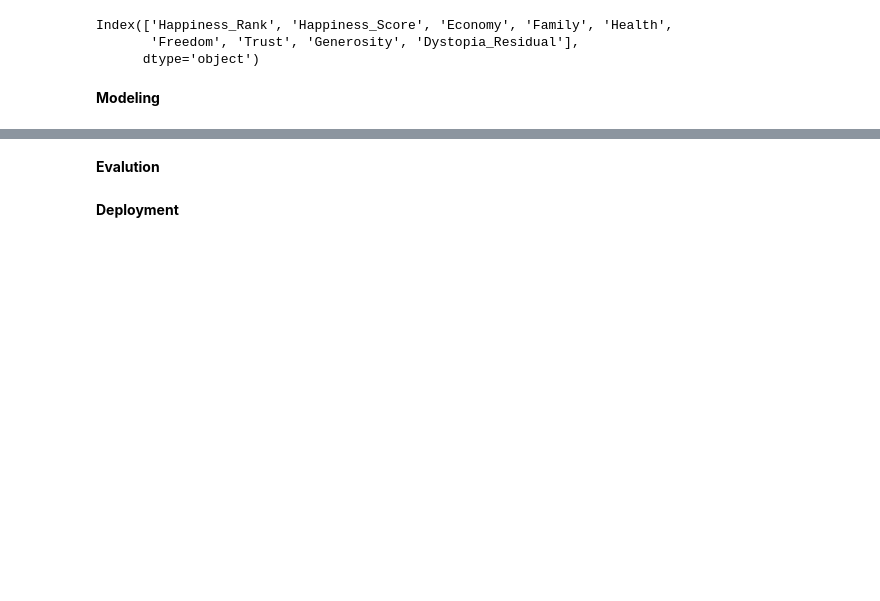
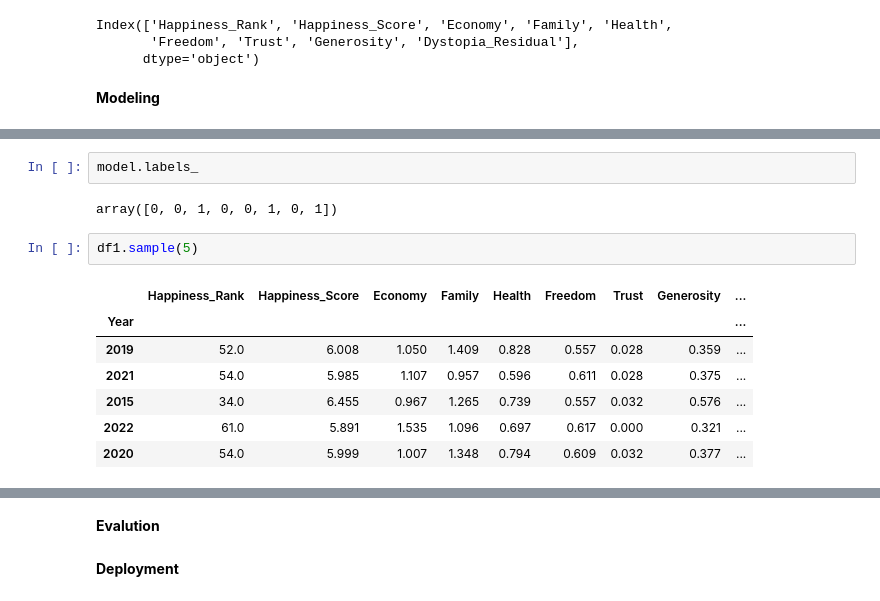
Before and after one commit to langsari/data-science-with-python-2022, a Jupyter notebook: life - cycle/life-cycle.ipynb, the cells around one changed output, grey strips where cells are left out. Drawn from its saved outputs; the diff is of its cells as text; blank space fills up the shorter version.

```diff
--- a/life - cycle/life-cycle.ipynb
+++ b/life - cycle/life-cycle.ipynb
@@ -180,0 +176,14 @@ list(zip(data,model.coef_))
+# %%
+model.labels_
+# %% [output]
+array([0, 0, 1, 0, 0, 1, 0, 1])
+# %%
+df1.sample(5)
+# %% [output]
+|  | Happiness_Rank | Happiness_Score | Economy | Family | Health | Freedom | Trust | Generosity | ... |
+| Year |  |  |  |  |  |  |  |  | ... |
+| 2019 | 52.0 | 6.008 | 1.050 | 1.409 | 0.828 | 0.557 | 0.028 | 0.359 | ... |
+| 2021 | 54.0 | 5.985 | 1.107 | 0.957 | 0.596 | 0.611 | 0.028 | 0.375 | ... |
+| 2015 | 34.0 | 6.455 | 0.967 | 1.265 | 0.739 | 0.557 | 0.032 | 0.576 | ... |
+| 2022 | 61.0 | 5.891 | 1.535 | 1.096 | 0.697 | 0.617 | 0.000 | 0.321 | ... |
+| 2020 | 54.0 | 5.999 | 1.007 | 1.348 | 0.794 | 0.609 | 0.032 | 0.377 | ... |
```
Also changed, not shown: parts of 8 cells of this notebook.
